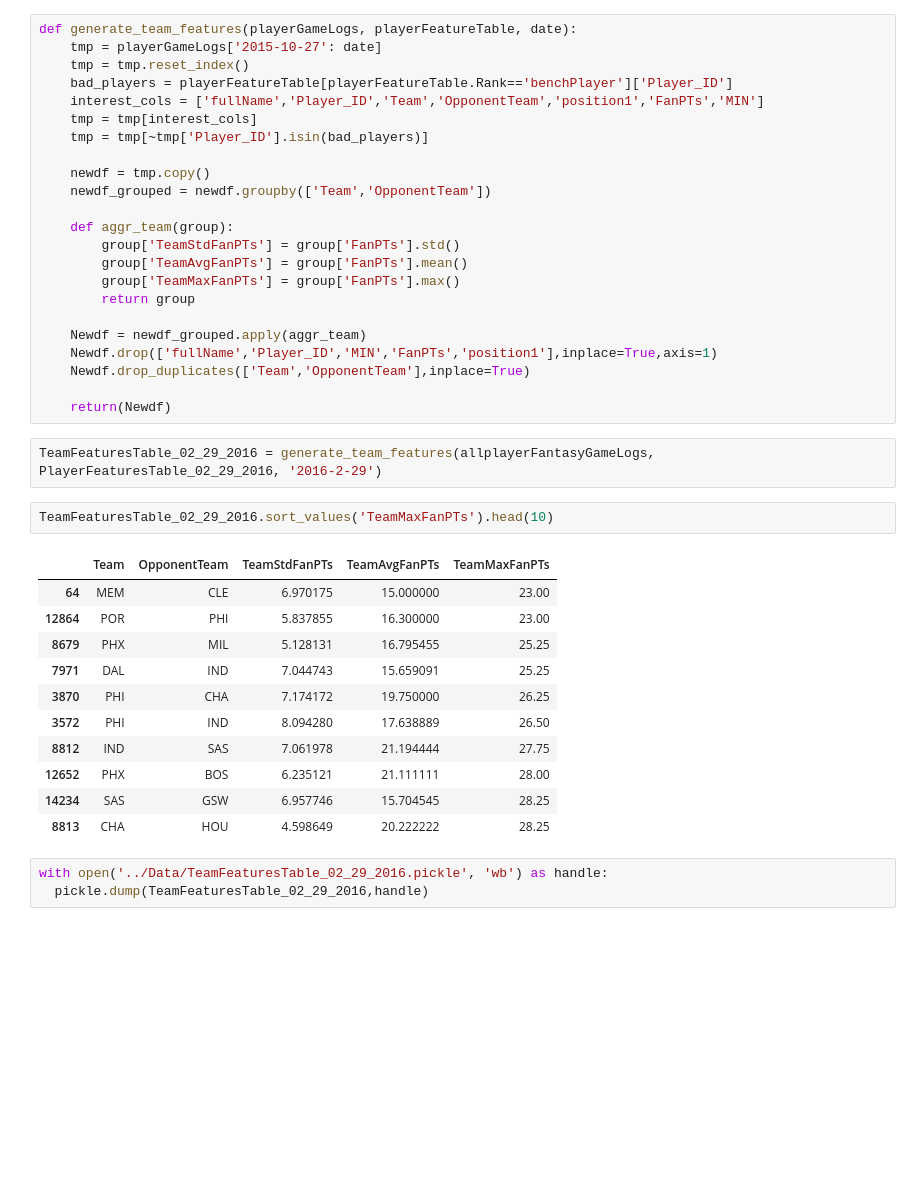
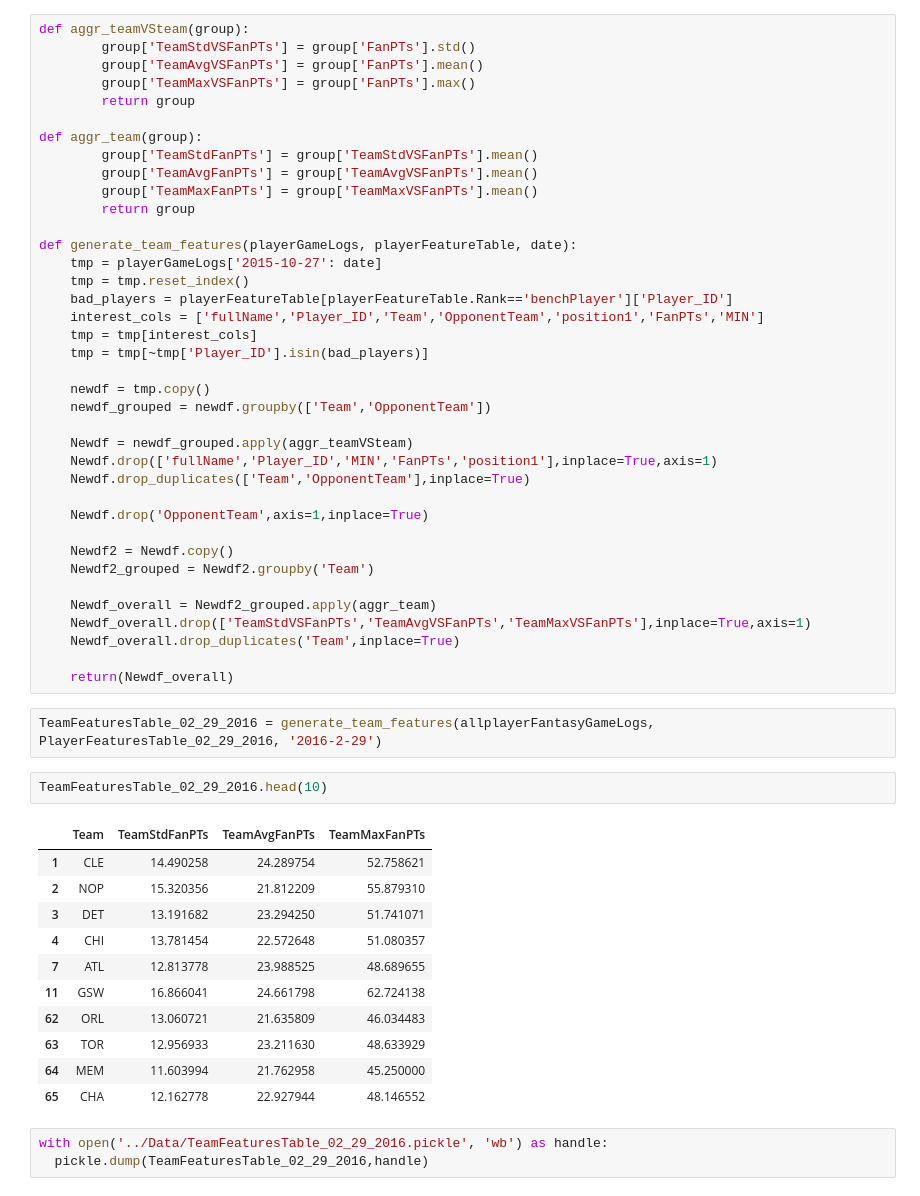
Before and after one commit to jpzhangvincent/NBAFantasySportBetting-ML-project, a Jupyter notebook: Data Munging& EDA/Exploratory Data Analysis for PlayerGameLogs.ipynb, the cells around one changed output. Drawn from its saved outputs; the diff is of its cells as text; blank space fills up the shorter version.

```diff
--- a/Data Munging& EDA/Exploratory Data Analysis for PlayerGameLogs.ipynb
+++ b/Data Munging& EDA/Exploratory Data Analysis for PlayerGameLogs.ipynb
@@ -190,4 +198,16 @@ team -> opponent team -> position -> (AvgFanPts_Against, Last3FanPts_Against)
 # %%
+def aggr_teamVSteam(group):
+        group['TeamStdVSFanPTs'] = group['FanPTs'].std()
+        group['TeamAvgVSFanPTs'] = group['FanPTs'].mean()
+        group['TeamMaxVSFanPTs'] = group['FanPTs'].max()
+        return group
+
+def aggr_team(group):
+        group['TeamStdFanPTs'] = group['TeamStdVSFanPTs'].mean()
+        group['TeamAvgFanPTs'] = group['TeamAvgVSFanPTs'].mean()
+        group['TeamMaxFanPTs'] = group['TeamMaxVSFanPTs'].mean()
+        return group
+
 def generate_team_features(playerGameLogs, playerFeatureTable, date):
     tmp = playerGameLogs['2015-10-27': date]
     tmp = tmp.reset_index()
@@ -199,33 +219,36 @@ def generate_team_features(playerGameLogs, playerFeatureTable, date):
     newdf = tmp.copy()
     newdf_grouped = newdf.groupby(['Team','OpponentTeam'])
 
-    def aggr_team(group):
-        group['TeamStdFanPTs'] = group['FanPTs'].std()
-        group['TeamAvgFanPTs'] = group['FanPTs'].mean()
-        group['TeamMaxFanPTs'] = group['FanPTs'].max()
-        return group
-
-    Newdf = newdf_grouped.apply(aggr_team)
+    Newdf = newdf_grouped.apply(aggr_teamVSteam)
     Newdf.drop(['fullName','Player_ID','MIN','FanPTs','position1'],inplace=True,axis=1)
     Newdf.drop_duplicates(['Team','OpponentTeam'],inplace=True)
 
-    return(Newdf)
+    Newdf.drop('OpponentTeam',axis=1,inplace=True)
+
+    Newdf2 = Newdf.copy()
+    Newdf2_grouped = Newdf2.groupby('Team')
+
+    Newdf_overall = Newdf2_grouped.apply(aggr_team)
+    Newdf_overall.drop(['TeamStdVSFanPTs','TeamAvgVSFanPTs','TeamMaxVSFanPTs'],inplace=True,axis=1)
+    Newdf_overall.drop_duplicates('Team',inplace=True)
+
+    return(Newdf_overall)
 # %%
 TeamFeaturesTable_02_29_2016 = generate_team_features(allplayerFantasyGameLogs, PlayerFeaturesTable_02_29_2016, '2016-2-29')
 # %%
-TeamFeaturesTable_02_29_2016.sort_values('TeamMaxFanPTs').head(10)
+TeamFeaturesTable_02_29_2016.head(10)
 # %% [output]
-|  | Team | OpponentTeam | TeamStdFanPTs | TeamAvgFanPTs | TeamMaxFanPTs |
-| 64 | MEM | CLE | 6.970175 | 15.000000 | 23.00 |
-| 12864 | POR | PHI | 5.837855 | 16.300000 | 23.00 |
-| 8679 | PHX | MIL | 5.128131 | 16.795455 | 25.25 |
-| 7971 | DAL | IND | 7.044743 | 15.659091 | 25.25 |
-| 3870 | PHI | CHA | 7.174172 | 19.750000 | 26.25 |
-| 3572 | PHI | IND | 8.094280 | 17.638889 | 26.50 |
-| 8812 | IND | SAS | 7.061978 | 21.194444 | 27.75 |
-| 12652 | PHX | BOS | 6.235121 | 21.111111 | 28.00 |
-| 14234 | SAS | GSW | 6.957746 | 15.704545 | 28.25 |
-| 8813 | CHA | HOU | 4.598649 | 20.222222 | 28.25 |
+|  | Team | TeamStdFanPTs | TeamAvgFanPTs | TeamMaxFanPTs |
+| 1 | CLE | 14.490258 | 24.289754 | 52.758621 |
+| 2 | NOP | 15.320356 | 21.812209 | 55.879310 |
+| 3 | DET | 13.191682 | 23.294250 | 51.741071 |
+| 4 | CHI | 13.781454 | 22.572648 | 51.080357 |
+| 7 | ATL | 12.813778 | 23.988525 | 48.689655 |
+| 11 | GSW | 16.866041 | 24.661798 | 62.724138 |
+| 62 | ORL | 13.060721 | 21.635809 | 46.034483 |
+| 63 | TOR | 12.956933 | 23.211630 | 48.633929 |
+| 64 | MEM | 11.603994 | 21.762958 | 45.250000 |
+| 65 | CHA | 12.162778 | 22.927944 | 48.146552 |
 # %%
 with open('../Data/TeamFeaturesTable_02_29_2016.pickle', 'wb') as handle:
   pickle.dump(TeamFeaturesTable_02_29_2016,handle)
```
Also changed, not shown: parts of 2 cells of this notebook, 2 other files.
